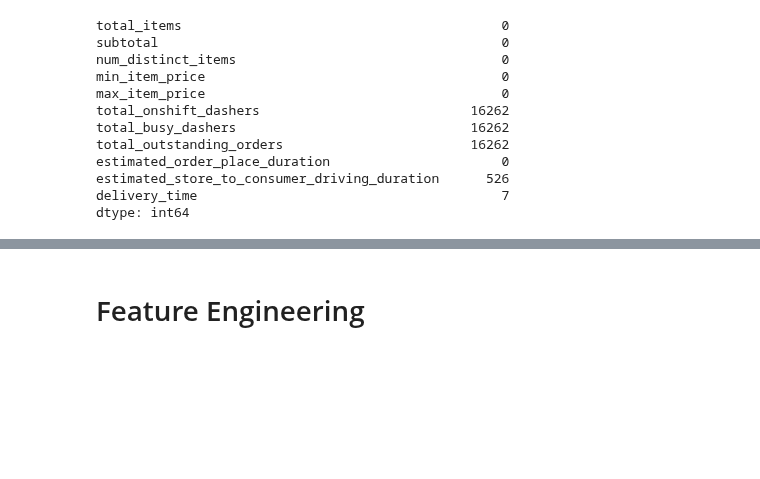
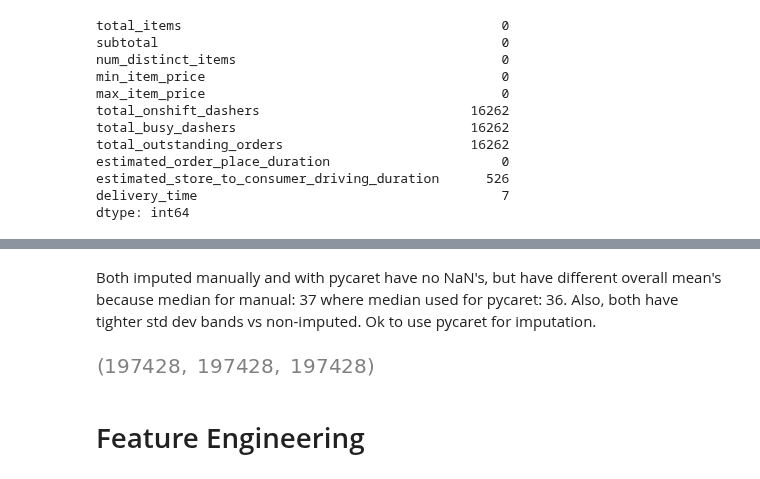
Before and after one commit to mindyng/2023-Business-Projects, a Jupyter notebook: doordash-delivery-time-prediction.ipynb, the cells around one changed output, grey strips where cells are left out. Cells and saved outputs as stored; diff of their text form; code cells hidden in the pictures; blank space fills up the shorter version.

```diff
--- a/doordash-delivery-time-prediction.ipynb
+++ b/doordash-delivery-time-prediction.ipynb
@@ -547,0 +641,3 @@ ValueError: 7 missing values found in the target column: delivery_time. To proce
+# %%
+# df after setup imputation for numeric indepdent variables
+data_test3 = get_config('X_transformed')
@@ -547,0 +666,13 @@ ValueError: 7 missing values found in the target column: delivery_time. To proce
+# %%
+# Checking some rows between data, data_test and data_test3 to see what was used for imputation
+
+test = data.copy()
+test = test.reset_index()
+
+query = """
+select *
+from test
+where total_onshift_dashers IS NULL
+"""
+
+duckdb.query(query).df().head()
@@ -547,0 +686,11 @@ ValueError: 7 missing values found in the target column: delivery_time. To proce
+# %%
+test2 = data_test.copy()
+test2 = test2.reset_index()
+
+query = """
+select *
+from test2
+where index between 160 and 164
+"""
+
+duckdb.query(query).df().head()
@@ -547,0 +704,11 @@ ValueError: 7 missing values found in the target column: delivery_time. To proce
+# %%
+test3 = data_test3.copy()
+test3 = test3.reset_index()
+
+query = """
+select *
+from test3
+where index between 160 and 164
+"""
+
+duckdb.query(query).df().head()
@@ -548,3 +722,9 @@ ValueError: 7 missing values found in the target column: delivery_time. To proce
+# %% [markdown]
+Both imputed manually and with pycaret have no NaN's, but have different overall mean's because median for manual: 37 where median used for pycaret: 36. Also, both have tighter std dev bands vs non-imputed. Ok to use pycaret for imputation.
+# %%
+len(test), len(test2), len(test3)
+# %% [output]
+[figure, added]
 # %% [markdown]
 # Feature Engineering
 # %% [markdown]
```
Also changed, not shown: parts of 15 cells of this notebook.
